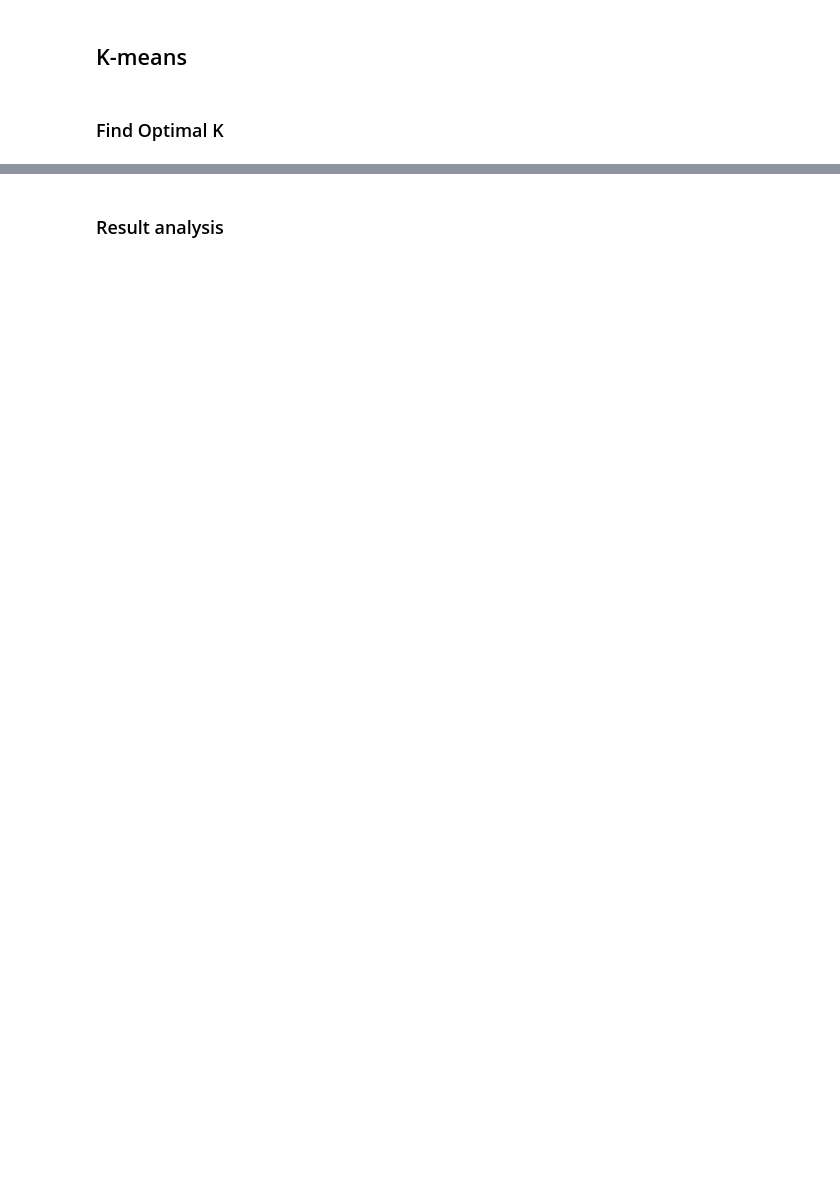
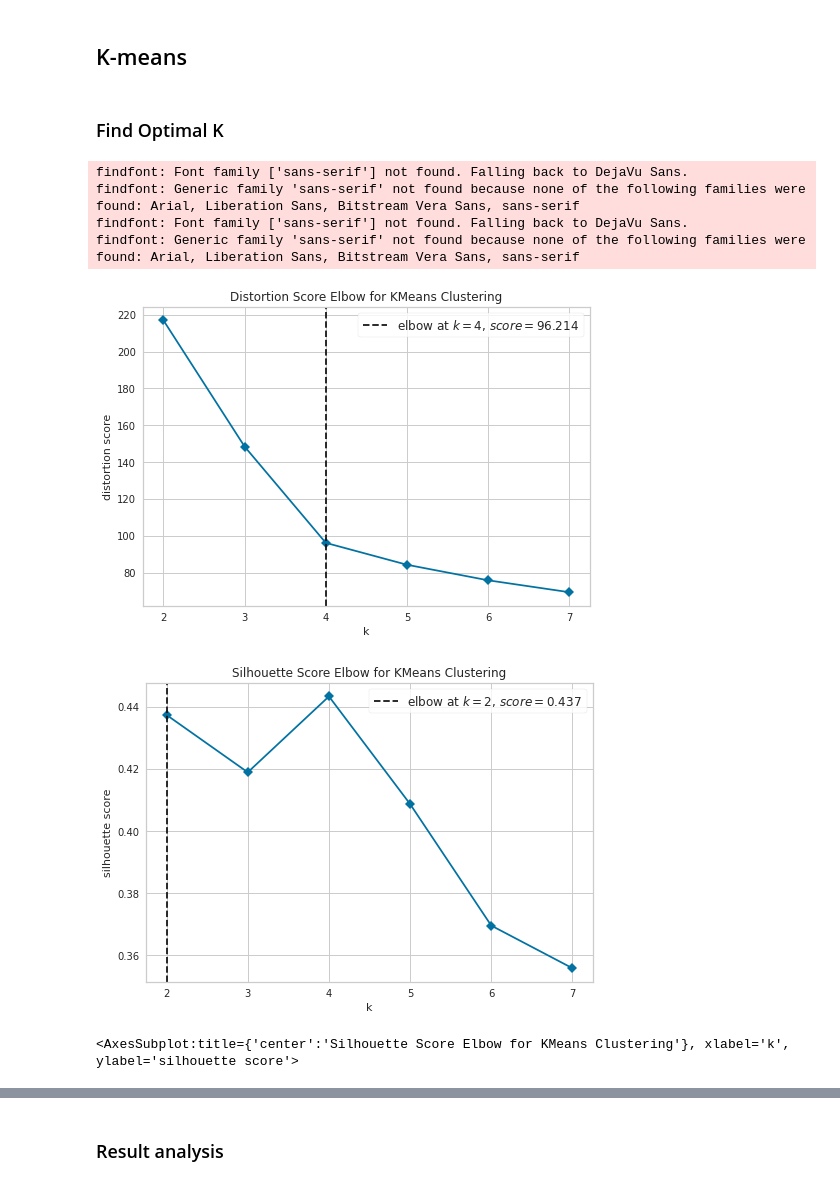
Before and after one commit to reuseman/tennis-match-analysis, a Jupyter notebook: 3_clustering.ipynb, the cells around one changed output, grey strips where cells are left out. Drawn from its saved outputs; the diff is of its cells as text; code cells hidden in the pictures; blank space fills up the shorter version.

```diff
--- a/3_clustering.ipynb
+++ b/3_clustering.ipynb
@@ -20,0 +24,9 @@ df_players = df_players[df_players.gender == "f"]
+# %%
+feautures = ['lrpOnMxrp', 'matches_won_ratio', 'mean_rank_points', 'variance_rank_points', 'max_tourney_revenue']
+#feautures = ['lrpOnAvgrp', 'lrpOnMxrp', 'variance_rank_points', 'max_tourney_revenue'] # Sil:  0.5278228177769032
+#['lrpOnAvgrp', 'lrpOnMxrp', 'matches_won_ratio', 'mean_rank_points', 'variance_rank_points', 'mean_tourney_spectators', 'max_tourney_revenue', 'rel_ptsWon']
+#['lrpOnAvgrp', 'lrpOnMxrp', 'variance_rank_points', 'max_tourney_revenue']
+#['matches_won_ratio', 'mean_rank_points', 'mean_tourney_spectators', 'mean_tourney_revenue'] -> Siluette score
+
+for feature in feautures:
+    df_players[feature].hist().show()
@@ -64,14 +105,22 @@ px.scatter(x=PCA_components[0], y=PCA_components[1])
 ### Find Optimal K
 # %%
 model = KMeans()
-sse_visualizer = KElbowVisualizer(model, k=(2,12), timings=False)
+sse_visualizer = KElbowVisualizer(model, k=(2,8), timings=False)
 sse_visualizer.fit(df_data)
 sse_visualizer.show()
 
-silhouette_visualizer = KElbowVisualizer(model, k=(2,12), timings=False, metric="silhouette")
-silhouette_visualizer.fit(df_data)
-silhouette_visualizer.show()
+sil_visualizer = KElbowVisualizer(model, k=(2,8), timings=False, metric="silhouette")
+sil_visualizer.fit(df_data)
+sil_visualizer.show()
 
-calinski_visualizer = KElbowVisualizer(model, k=(2,12), metric='calinski_harabasz', timings=False)
-calinski_visualizer.fit(df_data)
-calinski_visualizer.show()
+# calinski_visualizer = KElbowVisualizer(model, k=(2,8), metric='calinski_harabasz', timings=False)
+# calinski_visualizer.fit(df_data)
+# calinski_visualizer.show()
+# %% [output]
+findfont: Font family ['sans-serif'] not found. Falling back to DejaVu Sans.
+findfont: Generic family 'sans-serif' not found because none of the following families were found: Arial, Liberation Sans, Bitstream Vera Sans, sans-serif
+findfont: Font family ['sans-serif'] not found. Falling back to DejaVu Sans.
+findfont: Generic family 'sans-serif' not found because none of the following families were found: Arial, Liberation Sans, Bitstream Vera Sans, sans-serif
+[figure, added]
+[figure, added]
+<AxesSubplot:title={'center':'Silhouette Score Elbow for KMeans Clustering'}, xlabel='k', ylabel='silhouette score'>
```
Also changed, not shown: parts of 29 cells of this notebook.
